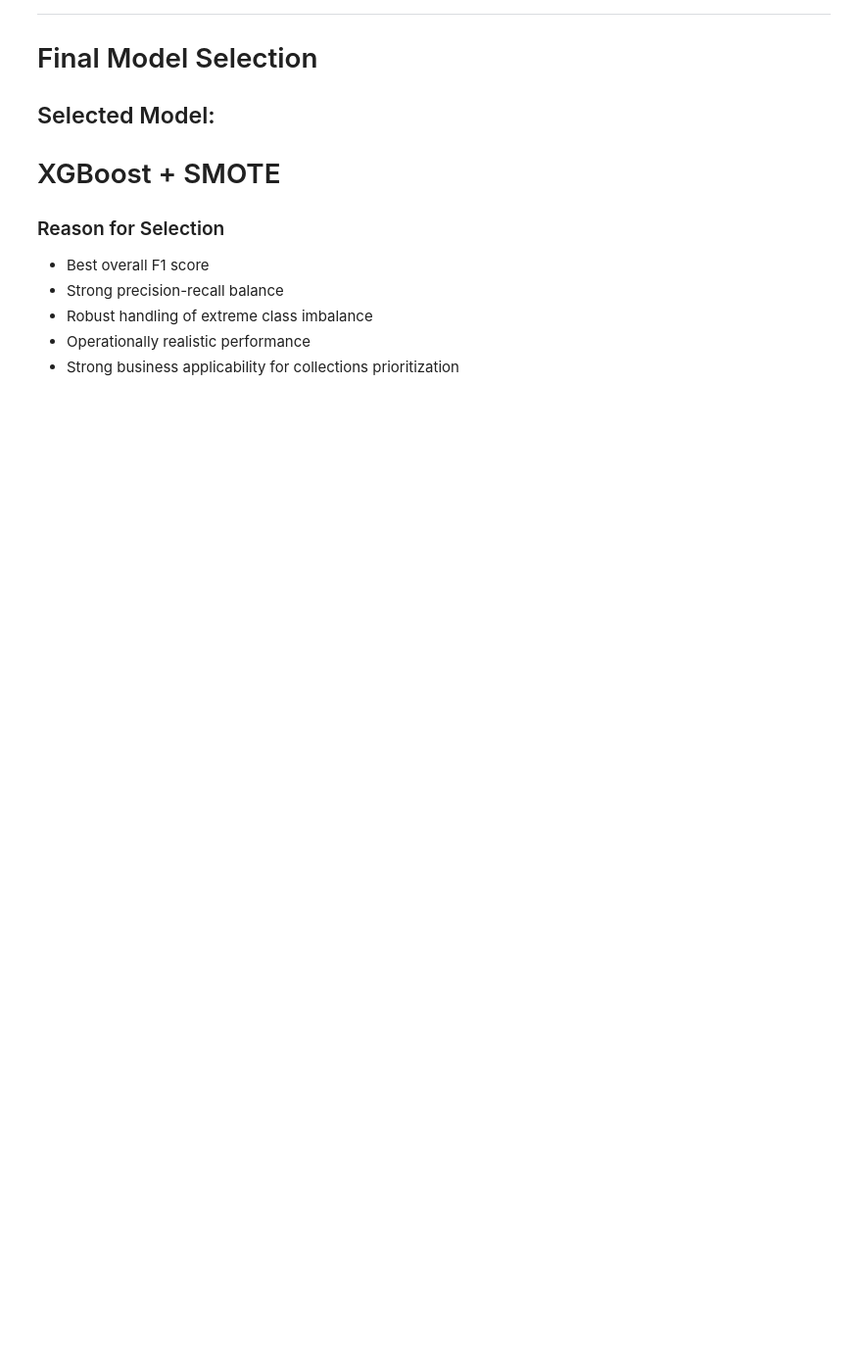
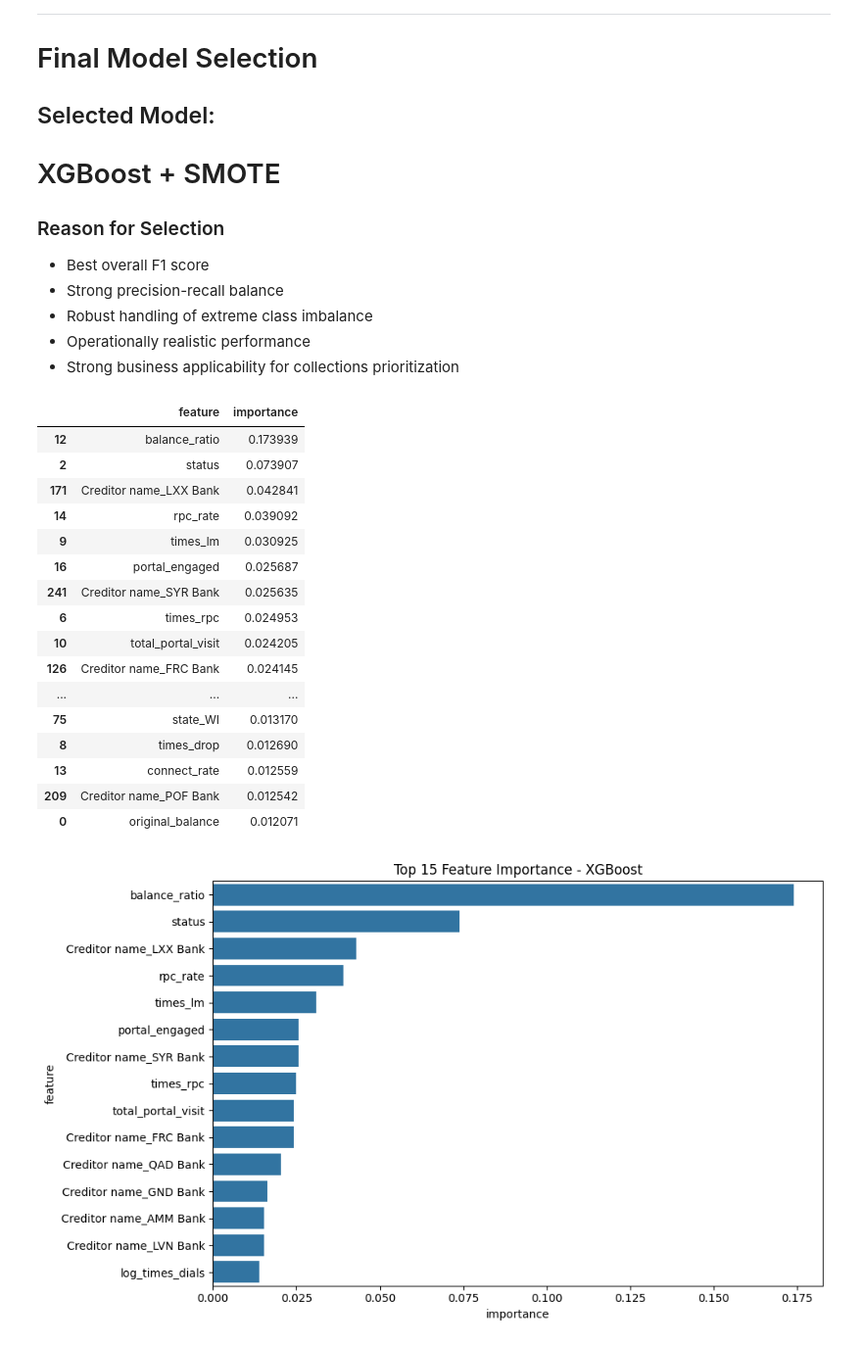
Before and after one commit to sidd-1311/Propensity-to-pay, a Jupyter notebook: Notebooks/05_modeling.ipynb, the cells around one changed output. Shown at 98% size. Drawn from its saved outputs; the diff is of its cells as text; code cells hidden in the pictures; blank space fills up the shorter version.

Commit message:
Commit feature importance

```diff
--- a/Notebooks/05_modeling.ipynb
+++ b/Notebooks/05_modeling.ipynb
@@ -621,3 +621,56 @@ F1 Score:
 - Robust handling of extreme class imbalance
 - Operationally realistic performance
 - Strong business applicability for collections prioritization
+# %%
+# Create Feature Importance DataFrame
+
+importance_df = pd.DataFrame({
+    'feature': X_train.columns,
+    'importance': xgb_smote_model.feature_importances_
+})
+
+# Sort descending
+importance_df = importance_df.sort_values(
+    by='importance',
+    ascending=False
+)
+
+# Display top features
+display(importance_df.head(20))
+
+# Plot Top Features
+
+top_features = importance_df.head(15)
+
+plt.figure(figsize=(10, 6))
+
+sns.barplot(
+    data=top_features,
+    x='importance',
+    y='feature'
+)
+
+plt.title("Top 15 Feature Importance - XGBoost")
+
+plt.tight_layout()
+
+plt.show()
+# %% [output]
+|  | feature | importance |
+| 12 | balance_ratio | 0.173939 |
+| 2 | status | 0.073907 |
+| 171 | Creditor name_LXX Bank | 0.042841 |
+| 14 | rpc_rate | 0.039092 |
+| 9 | times_lm | 0.030925 |
+| 16 | portal_engaged | 0.025687 |
+| 241 | Creditor name_SYR Bank | 0.025635 |
+| 6 | times_rpc | 0.024953 |
+| 10 | total_portal_visit | 0.024205 |
+| 126 | Creditor name_FRC Bank | 0.024145 |
+| ... | ... | ... |
+| 75 | state_WI | 0.013170 |
+| 8 | times_drop | 0.012690 |
+| 13 | connect_rate | 0.012559 |
+| 209 | Creditor name_POF Bank | 0.012542 |
+| 0 | original_balance | 0.012071 |
+[figure, added]
```
